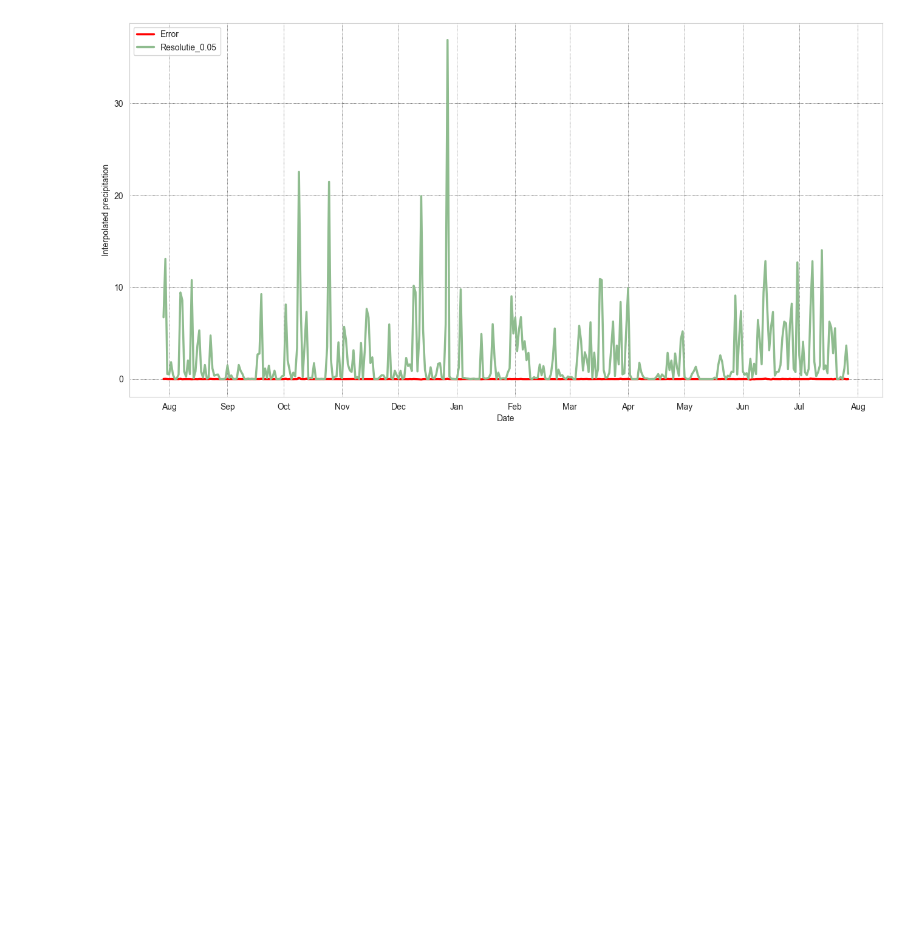
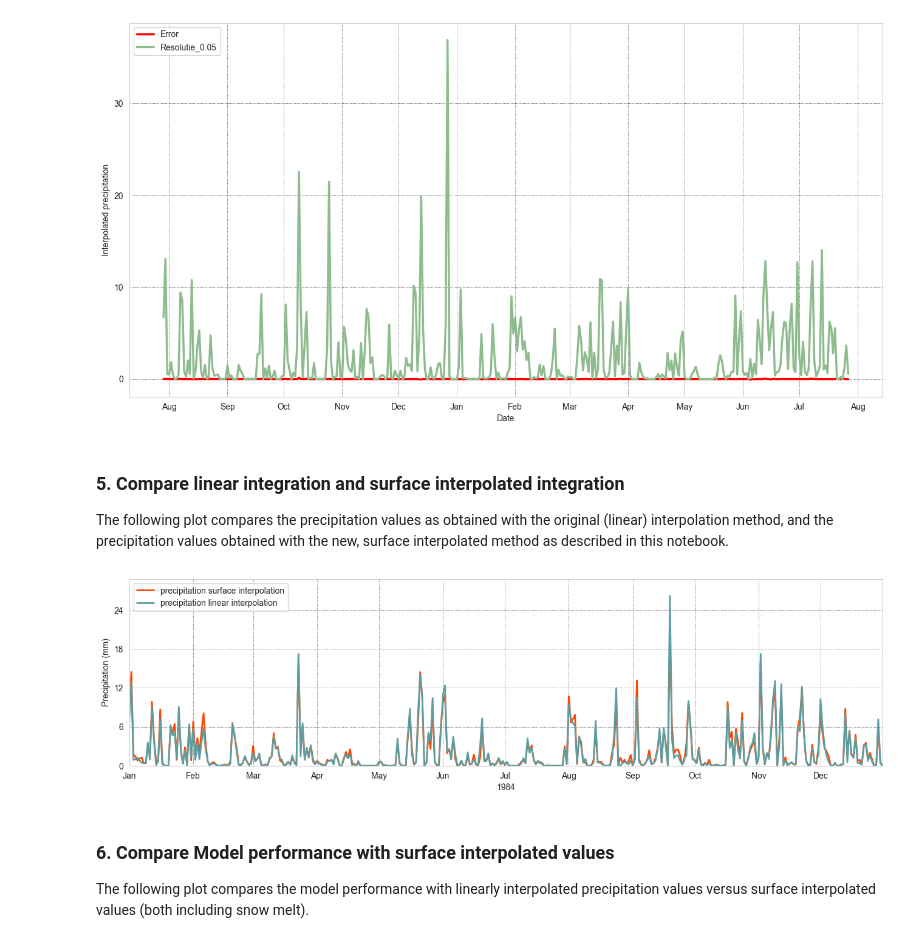
Before and after one commit to AlineGenvision/Lowlands-vs_highlands-streamflow, a Jupyter notebook: notebooks/Surface Interpolation.ipynb, the cells around one changed output. Saved outputs shown, nothing was run; the diff lists cells and outputs as text; code cells hidden in the pictures; blank space fills up the shorter version.

```diff
--- a/notebooks/Surface Interpolation.ipynb
+++ b/notebooks/Surface Interpolation.ipynb
@@ -151,3 +145,28 @@ ax.grid(c='black', ls='dotted', lw=0.5)
 plt.show()
 # %% [output]
 [figure]
+# %% [markdown]
+### 5. Compare linear integration and surface interpolated integration
+
+The following plot compares the precipitation values as obtained with the original (linear) interpolation method, and the precipitation values obtained with the new, surface interpolated method as described in this notebook.
+# %%
+station_nr = 54057
+
+rf_linear = load_data.load_data('../' + paths.CATCHMENT_BASINS + '/' + str(station_nr) + '/' + str(str(station_nr) + '_lumped_9to9_linear.csv'), verbose=False)
+rf_interp =load_data.load_data('../' + paths.CATCHMENT_BASINS + '/' + str(station_nr) + '/' + str(str(station_nr) + '_lumped_9to9_surf_interp.csv'), verbose=False)
+
+rf_linear['Date'] = pd.to_datetime(rf_linear['Date'], format='%Y-%m-%d')
+rf_interp['Date'] = pd.to_datetime(rf_interp['Date'], format='%Y-%m-%d')
+
+visualisation.compare_precipitation_and_flow(year = 1984,
+                                             dfs_precipitation=[rf_interp, rf_linear],
+                                             colors=['orangered', 'cadetblue'],
+                                             labels=['surface interpolation', 'linear interpolation'],
+                                             save_path=f"{paths.IMAGES}/comparison_interpolation_methods.png",
+                                            figsize=(16,4))
+# %% [output]
+[figure, added]
+# %% [markdown]
+### 6. Compare Model performance with surface interpolated values
+
+The following plot compares the model performance with linearly interpolated precipitation values versus surface interpolated values (both including snow melt).
```
Also changed, not shown: parts of 8 cells of this notebook, 4 other files.
